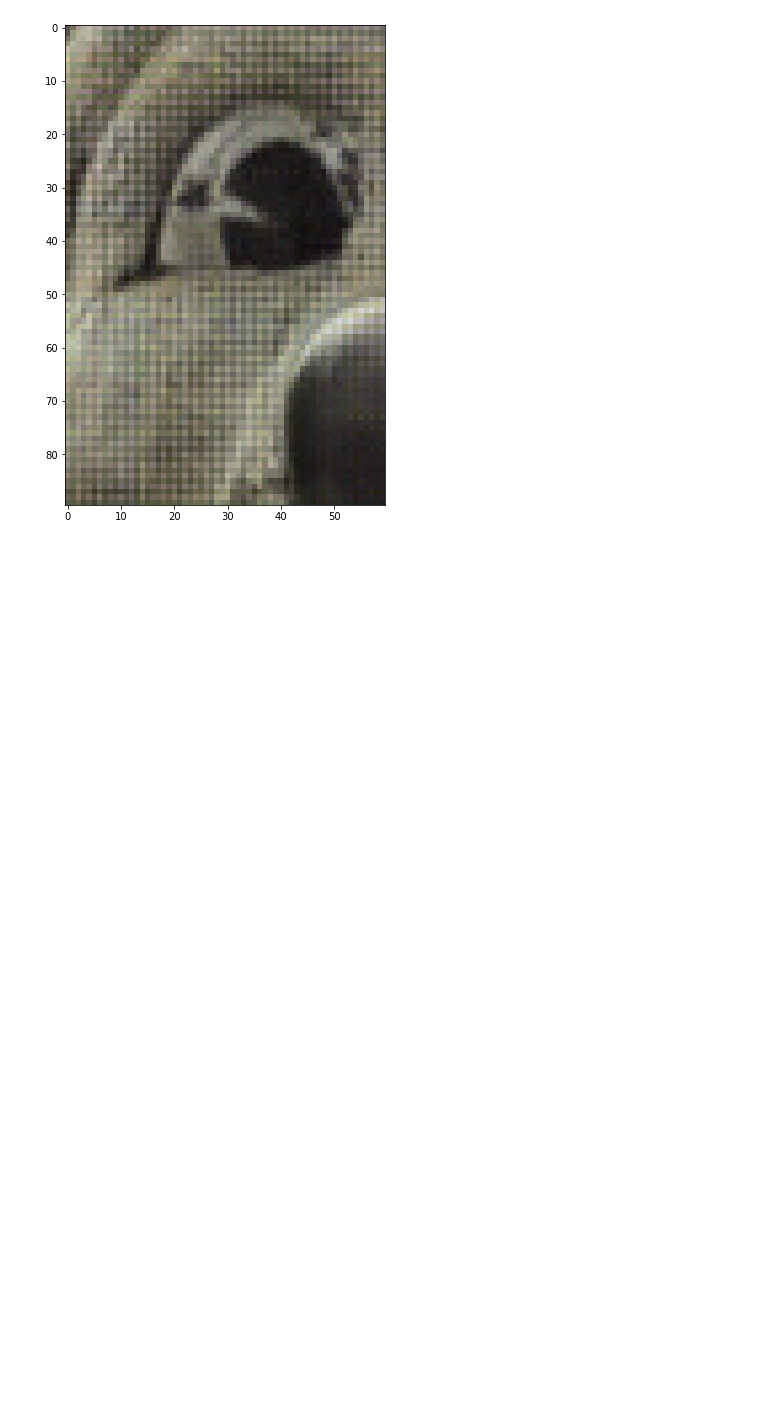
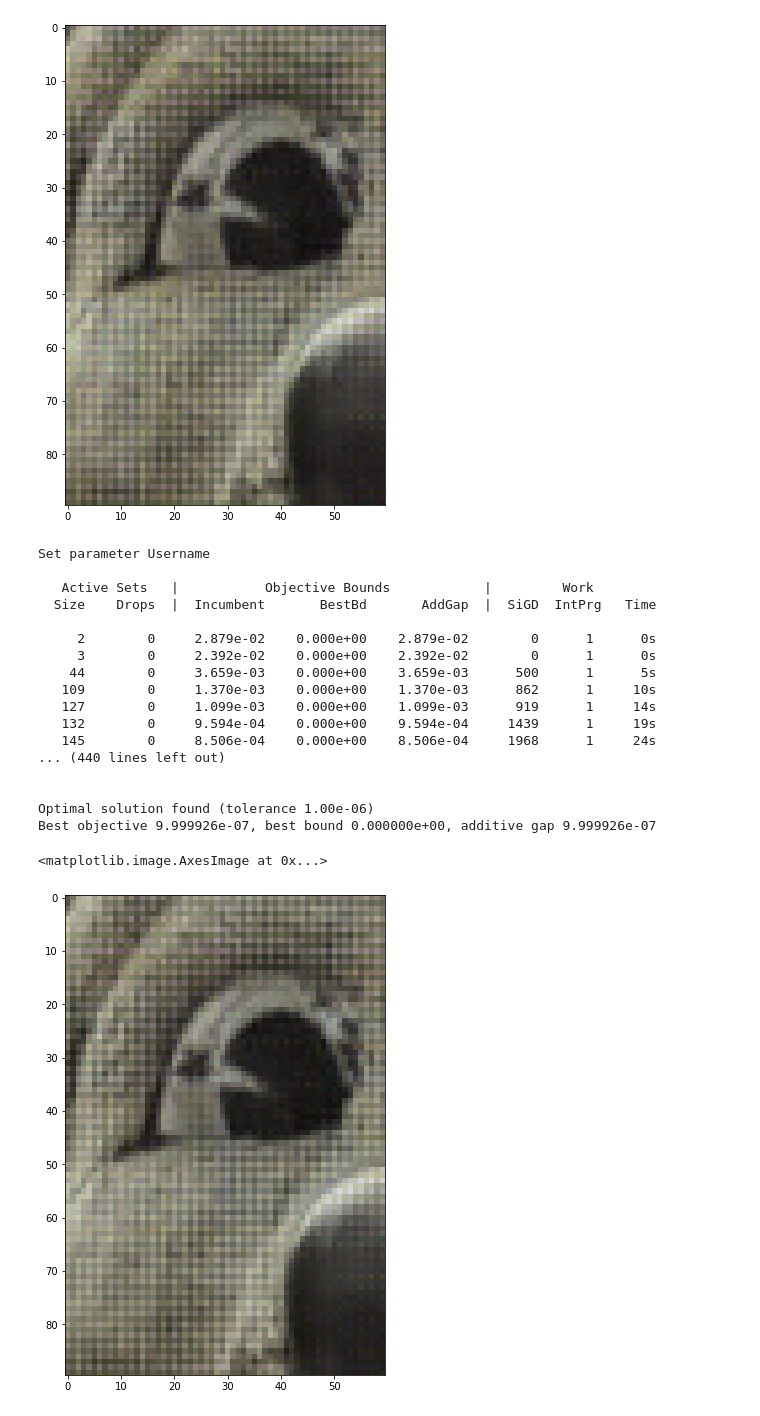
Before and after one commit to WenhaoP/TensorComp, a Jupyter notebook: image_demosaicing.ipynb, the cells around one changed output. Cells and saved outputs as stored; diff of their text form; code cells hidden in the pictures; blank space fills up the shorter version.

Commit message:
try image demosaciing

```diff
--- a/image_demosaicing.ipynb
+++ b/image_demosaicing.ipynb
@@ -120,3 +121,29 @@ ax.imshow(im)
 # %% [output]
 <matplotlib.image.AxesImage at 0x...>
 [figure]
+# %%
+rng = np.random.default_rng(112)
+out_8 = nonten(X, Y, r, rng, lpar = 8, tol = 1e-6, verbose = True, indices=True, pattern=True, sparse=True, nag=True)
+im = out_8[0].reshape(image.shape)
+fig, ax = plt.subplots(figsize=(10, 7), constrained_layout=True)
+ax.imshow(im)
+# %% [output]
+Set parameter Username
+
+   Active Sets   |           Objective Bounds            |         Work
+  Size    Drops  |  Incumbent       BestBd       AddGap  |  SiGD  IntPrg   Time
+
+     2        0     2.879e-02    0.000e+00    2.879e-02        0      1      0s
+     3        0     2.392e-02    0.000e+00    2.392e-02        0      1      0s
+    44        0     3.659e-03    0.000e+00    3.659e-03      500      1      5s
+   109        0     1.370e-03    0.000e+00    1.370e-03      862      1     10s
+   127        0     1.099e-03    0.000e+00    1.099e-03      919      1     14s
+   132        0     9.594e-04    0.000e+00    9.594e-04     1439      1     19s
+   145        0     8.506e-04    0.000e+00    8.506e-04     1968      1     24s
+... (440 lines left out)
+
+
+Optimal solution found (tolerance 1.00e-06)
+Best objective 9.999926e-07, best bound 0.000000e+00, additive gap 9.999926e-07
+<matplotlib.image.AxesImage at 0x...>
+[figure, added]
```
Also changed, not shown: parts of 6 cells of this notebook.
